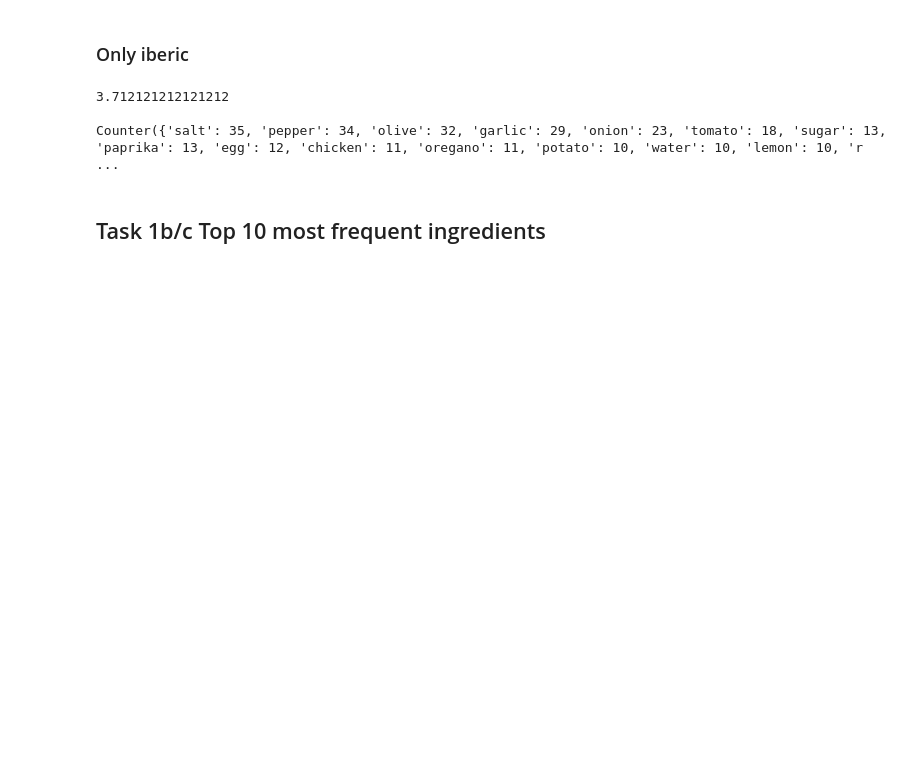
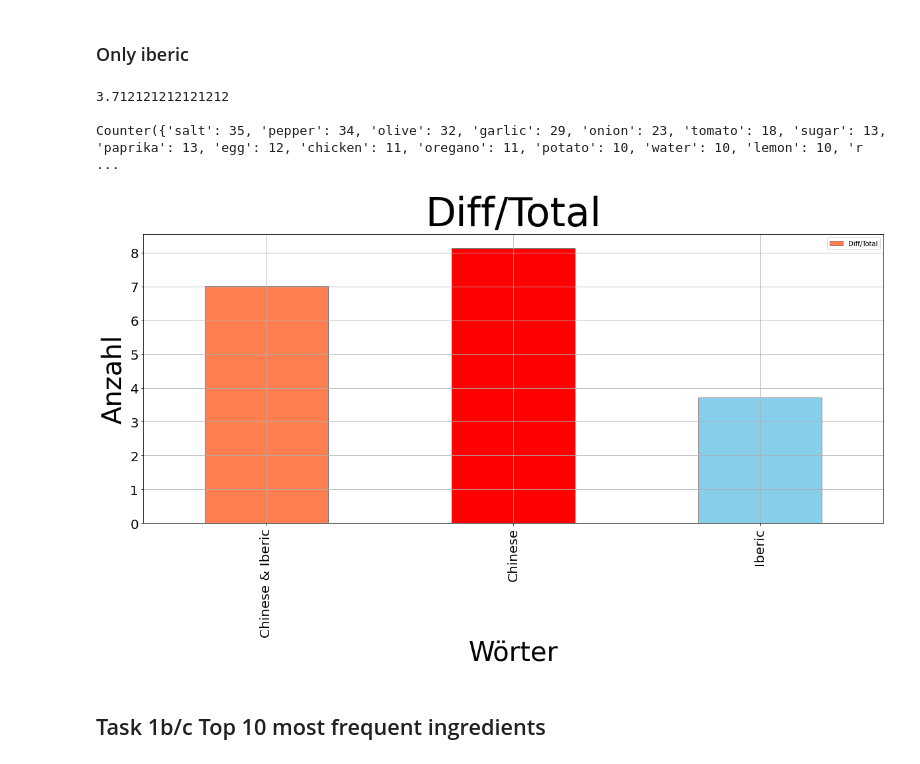
Before and after one commit to leanderpeter/Recipe-Text-Analyzer-Multi-Classification, a Jupyter notebook: Task 1/Task 1b.ipynb, the cells around one changed output. Cells and saved outputs as stored; diff of their text form; code cells hidden in the pictures; blank space fills up the shorter version.

```diff
--- a/Task 1/Task 1b.ipynb
+++ b/Task 1/Task 1b.ipynb
@@ -352,8 +352,8 @@ Counter({'garlic': 76, 'pepper': 65, 'salt': 62, 'soy': 60, 'onion': 57, 'chicke
 # %% [markdown]
 ### Only chinese
 # %%
-b = TotalCleanChinese/len(resultsChinese)
-print(b)
+c = TotalCleanChinese/len(resultsChinese)
+print(c)
 print()
 print(resultsChinese)
 # %% [output]
@@ -374,22 +374,23 @@ Counter({'salt': 35, 'pepper': 34, 'olive': 32, 'garlic': 29, 'onion': 23, 'toma
 # %%
 num = {'Cuisine': ['Chinese & Iberic', 'Chinese','Iberic'],
                    'Diff/Total': [a, c, i]}
 TotalIngredients = pd.DataFrame(num, columns= ['Cuisine', 'Diff/Total'])
 
 barlist = TotalIngredients.plot.bar(x='Cuisine',
          y='Diff/Total',
          color=['coral','red','skyblue'],
          fontsize=20,
          figsize=(20, 8),
-         xlabel = 'xlabel',
          edgecolor = "grey",
          grid= True)
 
-plt.title('Absolute amount of ingredients', fontsize=60)
+plt.title('Diff/Total', fontsize=60)
 plt.xlabel('Wörter', fontsize=40)
 plt.ylabel('Anzahl', fontsize=40)
-plt.savefig('Top10 Single Chinese and Iberic.png', bbox_inches = 'tight')
+plt.savefig('Diff_Total.png', bbox_inches = 'tight')
 plt.show()
+# %% [output]
+[figure, added]
 # %% [markdown]
 ## Task 1b/c Top 10 most frequent ingredients
 # %%
```
Also changed, not shown: parts of 10 cells of this notebook, 4 other files.
